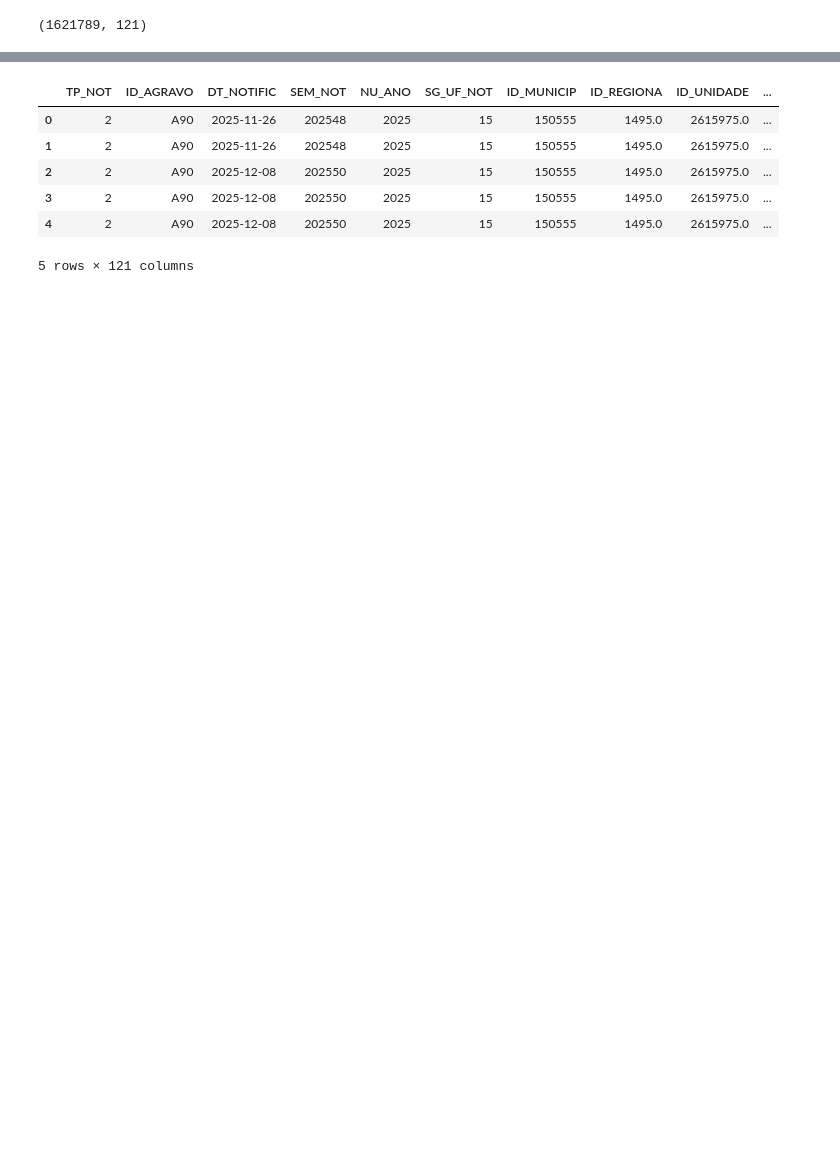
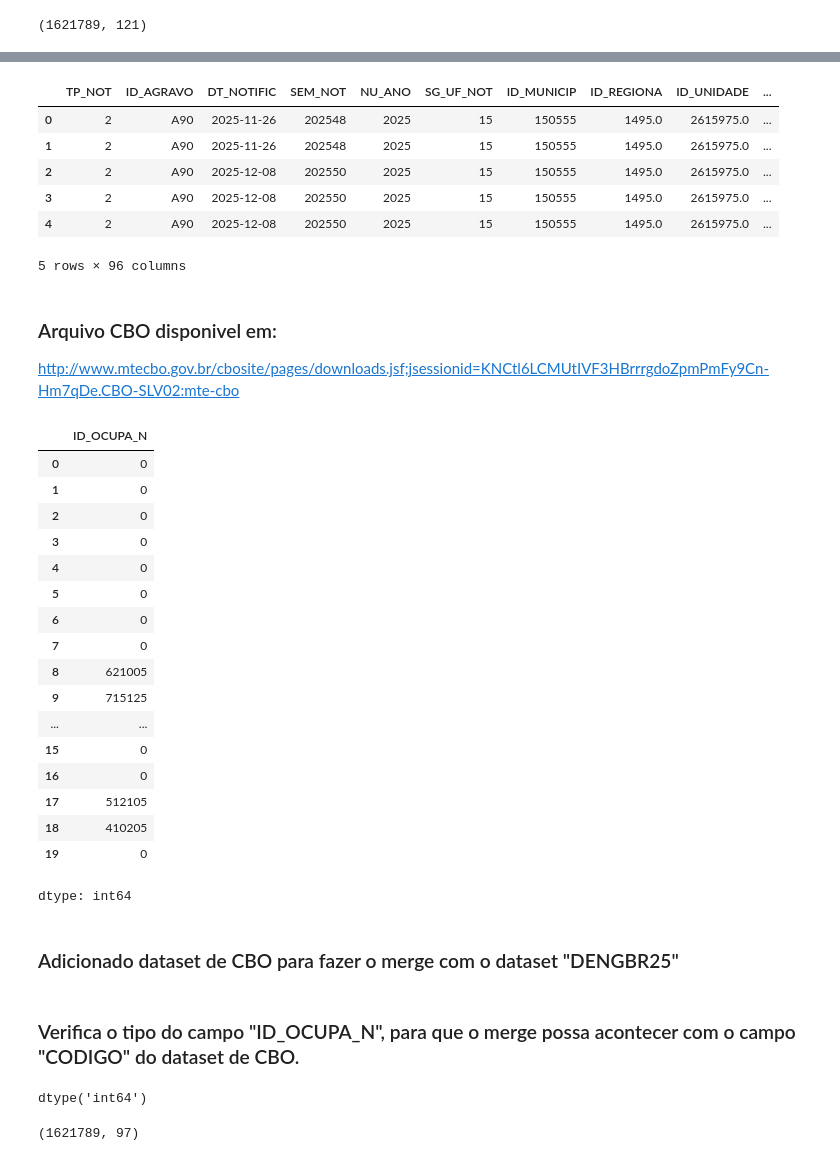
Before and after one commit to rodrigoandrade/8IADT-tech-challenge-fase1, a Jupyter notebook: tech_challenge_fase_1.ipynb, the cells around one changed output, grey strips where cells are left out. Cells and saved outputs as stored; diff of their text form; code cells hidden in the pictures; blank space fills up the shorter version.

Commit message:
tratamento de campos com registros  mais de 70 por cento nulos.

```diff
--- a/tech_challenge_fase_1.ipynb
+++ b/tech_challenge_fase_1.ipynb
@@ -305 +100,6 @@ dtype: float64
+# %%
+colunas_para_remocao = ['DT_CHIK_S2', 'DOENCA_TRA', 'MANI_HEMOR', 'EPISTAXE', 'GENGIVO', 'METRO', 'PETEQUIAS', 'HEMATURA', 'SANGRAM', 'LACO_N', 'PLASMATICO', 'EVIDENCIA', 'PLAQ_MENOR', 'CON_FHD', 'COMPLICA', 'FLXRECEBI',
+'MIGRADO_W']
+
+dados = dados.drop(columns=colunas_para_remocao)
 # %%
@@ -312,0 +127,4 @@ memory usage: 17.3+ MB
+# %%
+colunas_para_remocao = ['DT_CHIK_S1', 'DT_PRNT', 'RES_CHIKS1', 'RES_CHIKS2', 'RESUL_PRNT', 'DT_SORO', 'DT_VIRAL', 'DT_PCR']
+
+dados = dados.drop(columns=colunas_para_remocao)
@@ -313,3 +164,7 @@ memory usage: 17.3+ MB
+# %%
+colunas_categoricas = ['GRAV_INSUF', 'GRAV_TAQUI', 'GRAV_EXTRE', 'GRAV_HIPOT', 'GRAV_HEMAT', 'GRAV_MELEN', 'GRAV_METRO', 'GRAV_SANG', 'GRAV_AST', 'GRAV_MIOC', 'GRAV_CONSC', 'GRAV_ORGAO']
+
+dados[colunas_categoricas] = dados[colunas_categoricas].fillna(2)
 # %%
 dados.head()
 # %% [output]
@@ -319,4 +174,31 @@ dados.head()
 | 2 | 2 | A90 | 2025-12-08 | 202550 | 2025 | 15 | 150555 | 1495.0 | 2615975.0 | ... |
 | 3 | 2 | A90 | 2025-12-08 | 202550 | 2025 | 15 | 150555 | 1495.0 | 2615975.0 | ... |
 | 4 | 2 | A90 | 2025-12-08 | 202550 | 2025 | 15 | 150555 | 1495.0 | 2615975.0 | ... |
-5 rows × 121 columns
+5 rows × 96 columns
+# %% [markdown]
+### Arquivo CBO disponivel em:
+
+http://www.mtecbo.gov.br/cbosite/pages/downloads.jsf;jsessionid=KNCtl6LCMUtIVF3HBrrrgdoZpmPmFy9Cn-Hm7qDe.CBO-SLV02:mte-cbo
+# %%
+dados['ID_OCUPA_N'].head(20)
+# %% [output]
+|  | ID_OCUPA_N |
+| 0 | 0 |
+| 1 | 0 |
+| 2 | 0 |
+| 3 | 0 |
+| 4 | 0 |
+| 5 | 0 |
+| 6 | 0 |
+| 7 | 0 |
+| 8 | 621005 |
+| 9 | 715125 |
+| ... | ... |
+| 15 | 0 |
+| 16 | 0 |
+| 17 | 512105 |
+| 18 | 410205 |
+| 19 | 0 |
+dtype: int64
+# %% [markdown]
+### Adicionado dataset de CBO para fazer o merge com o dataset "DENGBR25"
@@ -322,0 +207,10 @@ dados.head()
+# %% [markdown]
+### Verifica o tipo do campo "ID_OCUPA_N", para que o merge possa acontecer com o campo "CODIGO" do dataset de CBO.
+# %%
+dados['ID_OCUPA_N'].dtype
+# %% [output]
+dtype('int64')
+# %%
+dados.shape
+# %% [output]
+(1621789, 97)
```
Also changed, not shown: parts of 36 cells of this notebook, 1 other file.
